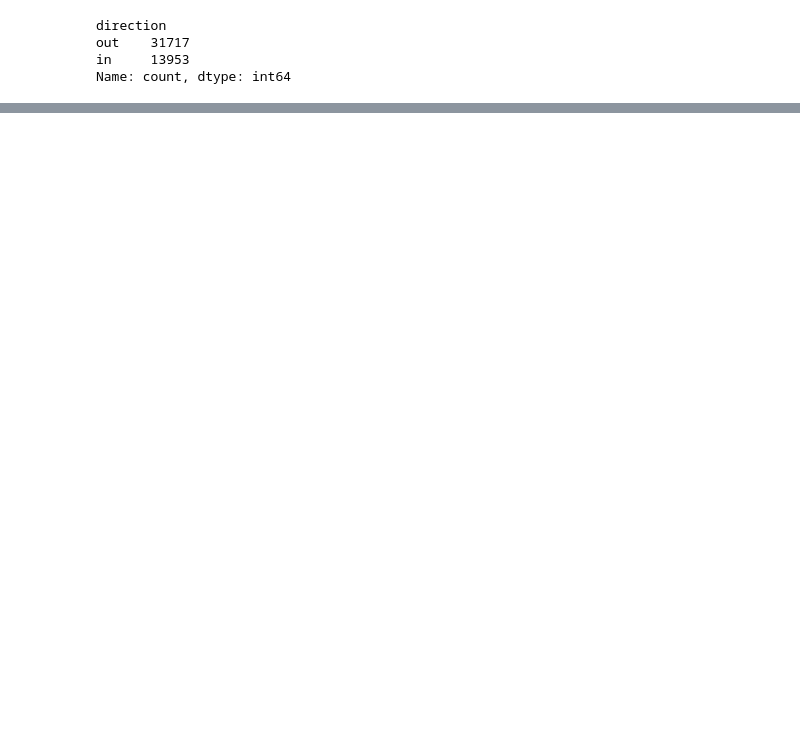
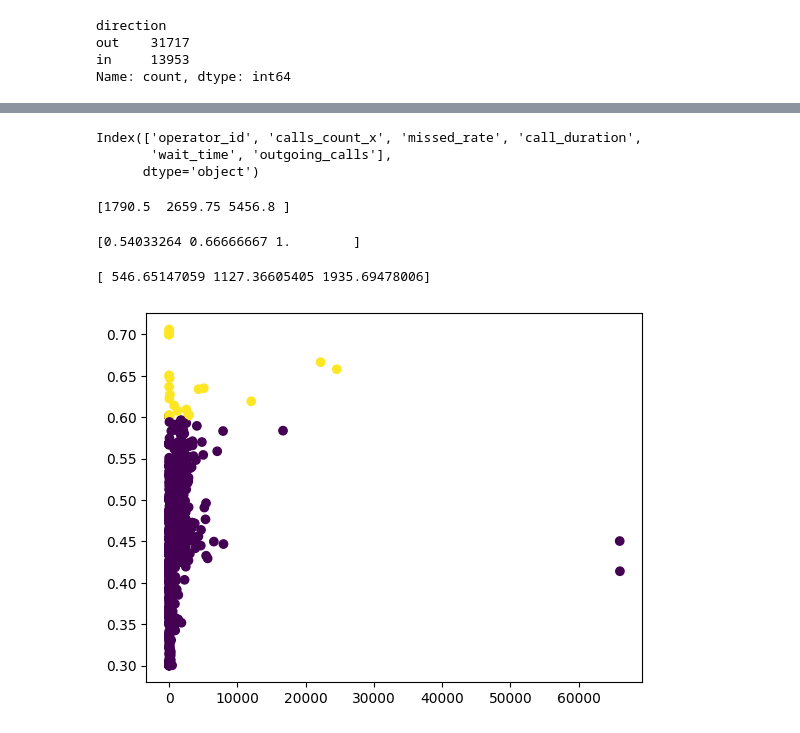
Before and after one commit to DevLearnsAl/Efficency-Analysis---CallMe-Maybe, a Jupyter notebook: Proyecto final.ipynb, the cells around one changed output, grey strips where cells are left out. Saved outputs shown, nothing was run; the diff lists cells and outputs as text; code cells hidden in the pictures; blank space fills up the shorter version.

```diff
--- a/Proyecto final.ipynb
+++ b/Proyecto final.ipynb
@@ -153,0 +319,19 @@ Name: count, dtype: int64
+# %%
+# llamadas salientes por operador
+outgoing_calls = calls[calls['direction'] == 'out'].groupby('operator_id')[
+    'calls_count'].sum()
+
+operator_stats = operator_stats.merge(
+    outgoing_calls, on='operator_id', how='left')
+operator_stats['outgoing_calls'] = operator_stats['calls_count_y'].fillna(0)
+operator_stats.drop(columns=['calls_count_y'], inplace=True)
+# %%
+print(operator_stats.columns)
+# %% [output]
+Index(['operator_id', 'calls_count_x', 'missed_rate', 'call_duration',
+       'wait_time', 'outgoing_calls'],
+      dtype='object')
+# %%
+operator_stats.rename(columns={
+    'calls_count_x': 'calls_count'
+}, inplace=True)
@@ -153,0 +398,35 @@ Name: count, dtype: int64
+# %%
+print(np.percentile(operator_stats['calls_count'], [90, 95, 99]))
+# %% [output]
+[1790.5  2659.75 5456.8 ]
+# %%
+print(np.percentile(operator_stats['missed_rate'], [90, 95, 99]))
+# %% [output]
+[0.54033264 0.66666667 1.        ]
+# %%
+print(np.percentile(operator_stats['wait_time'], [90, 95, 99]))
+# %% [output]
+[ 546.65147059 1127.36605405 1935.69478006]
+# %%
+def minmax(col):
+    return (col - col.min()) / (col.max() - col.min() + 1e-6)
+
+
+operator_stats['score'] = (
+    minmax(operator_stats['missed_rate']) * 0.4 +
+    minmax(operator_stats['wait_time']) * 0.3 +
+    (1 - minmax(operator_stats['calls_count'])) * 0.15 +
+    (1 - minmax(operator_stats['outgoing_calls'])) * 0.15
+)
+# %%
+colors = operator_stats['score'] > operator_stats['score'].quantile(0.95)
+
+plt.scatter(
+    operator_stats['calls_count'],
+    operator_stats['score'],
+    c=colors
+)
+
+plt.show()
+# %% [output]
+[figure, added]
```
Also changed, not shown: parts of 39 cells of this notebook.
